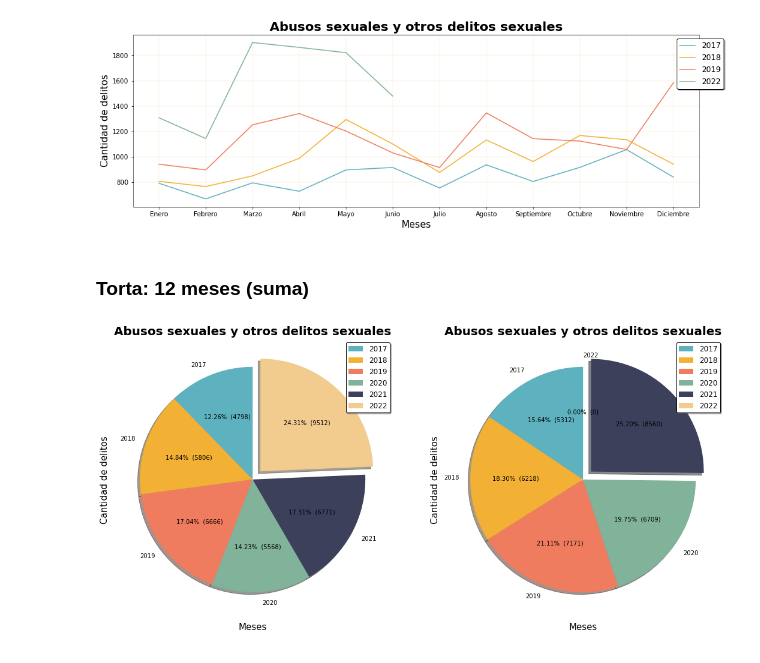
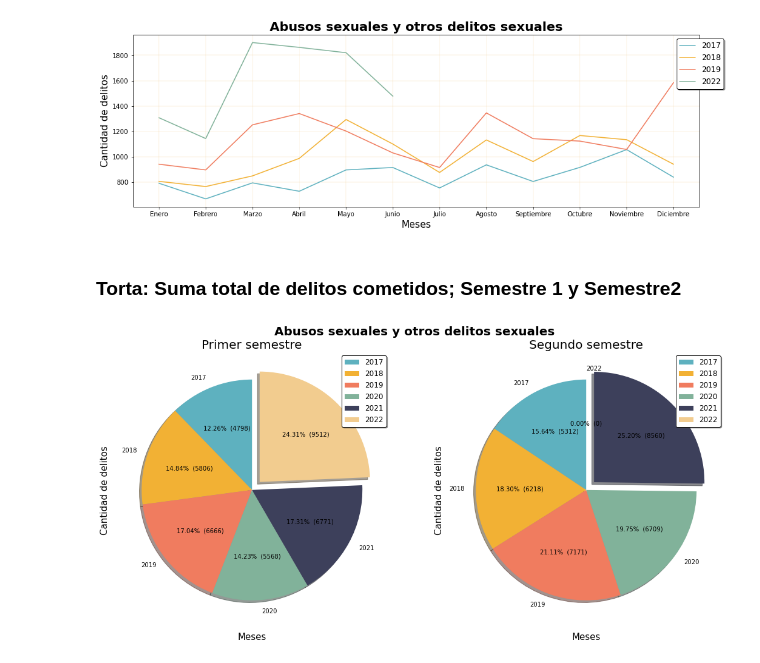
Before and after one commit to alexbgh1/delincuencia-chile, a Jupyter notebook: Delitos/Abusos_sexuales_y_otros_delitos_sexuales/Abusos_sexuales_y_otros_delitos_sexuales.ipynb, the cells around one changed output. Drawn from its saved outputs; the diff is of its cells as text; code cells hidden in the pictures.

```diff
--- a/Delitos/Abusos_sexuales_y_otros_delitos_sexuales/Abusos_sexuales_y_otros_delitos_sexuales.ipynb
+++ b/Delitos/Abusos_sexuales_y_otros_delitos_sexuales/Abusos_sexuales_y_otros_delitos_sexuales.ipynb
@@ -62,7 +60,7 @@ Meses seleccionados: [1, 2, 3, 4, 5, 6, 7, 8, 9, 10, 11, 12]
 # %% [markdown]
 ### Barras: Semestre 1 y 2
 # %%
-fig, ax = plt.subplots(2,1,figsize=(16, 10)); fig.tight_layout(pad=5.0);
-delitos.bar(folder_name, delitos.years, list(delitos.months.keys())[:6] , ax=ax[0], bbx_a=(1.05,1));
-delitos.bar(folder_name, delitos.years,list(delitos.months.keys())[6:], ax=ax[1], bbx_a=(1.05,1));
+fig, ax = plt.subplots(2,1,figsize=(16, 10)); fig.tight_layout(pad=5.0); fig.suptitle(folder_name, fontsize=20, fontweight='bold');
+delitos.bar(folder_name, delitos.years, list(delitos.months.keys())[:6] , ax=ax[0], bbx_a=(1.05,1));ax[0].set_title('Primer semestre', fontsize=20, fontweight='regular');
+delitos.bar(folder_name, delitos.years,list(delitos.months.keys())[6:], ax=ax[1], bbx_a=(1.05,1));ax[1].set_title('Primer semestre', fontsize=20, fontweight='regular');
 # %% [output]
@@ -97,7 +95,7 @@ Meses seleccionados: [1, 2, 3, 4, 5, 6, 7, 8, 9, 10, 11, 12]
 # %% [markdown]
 ### Linea: Semestre 1 y 2
 # %%
-fig, ax = plt.subplots(2,1,figsize=(16, 10)); fig.tight_layout(pad=5.0);
-delitos.line(folder_name, delitos.years, list(delitos.months.keys())[:6] , ax=ax[0], bbx_a=(1.05,1));
-delitos.line(folder_name, delitos.years,list(delitos.months.keys())[6:], ax=ax[1], bbx_a=(1.05,1));
+fig, ax = plt.subplots(2,1,figsize=(16, 10)); fig.tight_layout(pad=5.0); fig.suptitle(folder_name, fontsize=20, fontweight='bold');
+delitos.line(folder_name, delitos.years, list(delitos.months.keys())[:6] , ax=ax[0], bbx_a=(1.05,1));ax[0].set_title('Primer semestre', fontsize=20, fontweight='regular');
+delitos.line(folder_name, delitos.years,list(delitos.months.keys())[6:], ax=ax[1], bbx_a=(1.05,1));ax[1].set_title('Segundo semestre', fontsize=20, fontweight='regular');
 # %% [output]
@@ -120,11 +118,11 @@ Delito: Abusos sexuales y otros delitos sexuales
 Años seleccionados: [2017, 2018, 2019, 2022]
 Meses seleccionados: [1, 2, 3, 4, 5, 6, 7, 8, 9, 10, 11, 12]
 [figure]
-# %% [markdown]
-### Torta: 12 meses (suma)
+# %% [markdown]
+### Torta: Suma total de delitos cometidos; Semestre 1 y Semestre2
 # %%
-fig, ax = plt.subplots(1,2,figsize=(16, 10)); fig.tight_layout(pad=5.0);
-delitos.pie(folder_name, delitos.years, list(delitos.months.keys())[:6] , ax=ax[0]);
-delitos.pie(folder_name, delitos.years,list(delitos.months.keys())[6:], ax=ax[1]);
+fig, ax = plt.subplots(1,2,figsize=(16, 8)); fig.tight_layout(pad=5.0); fig.suptitle(folder_name, fontsize=20, fontweight='bold');
+delitos.pie(folder_name, delitos.years, list(delitos.months.keys())[:6] , ax=ax[0]);ax[0].set_title('Primer semestre', fontsize=20, fontweight='regular');
+delitos.pie(folder_name, delitos.years,list(delitos.months.keys())[6:], ax=ax[1]);ax[1].set_title('Segundo semestre', fontsize=20, fontweight='regular');
 # %% [output]
-[figure, old version]
+[figure, new version]
```
Also changed, not shown: parts of 10 cells of this notebook, 35 other files.
